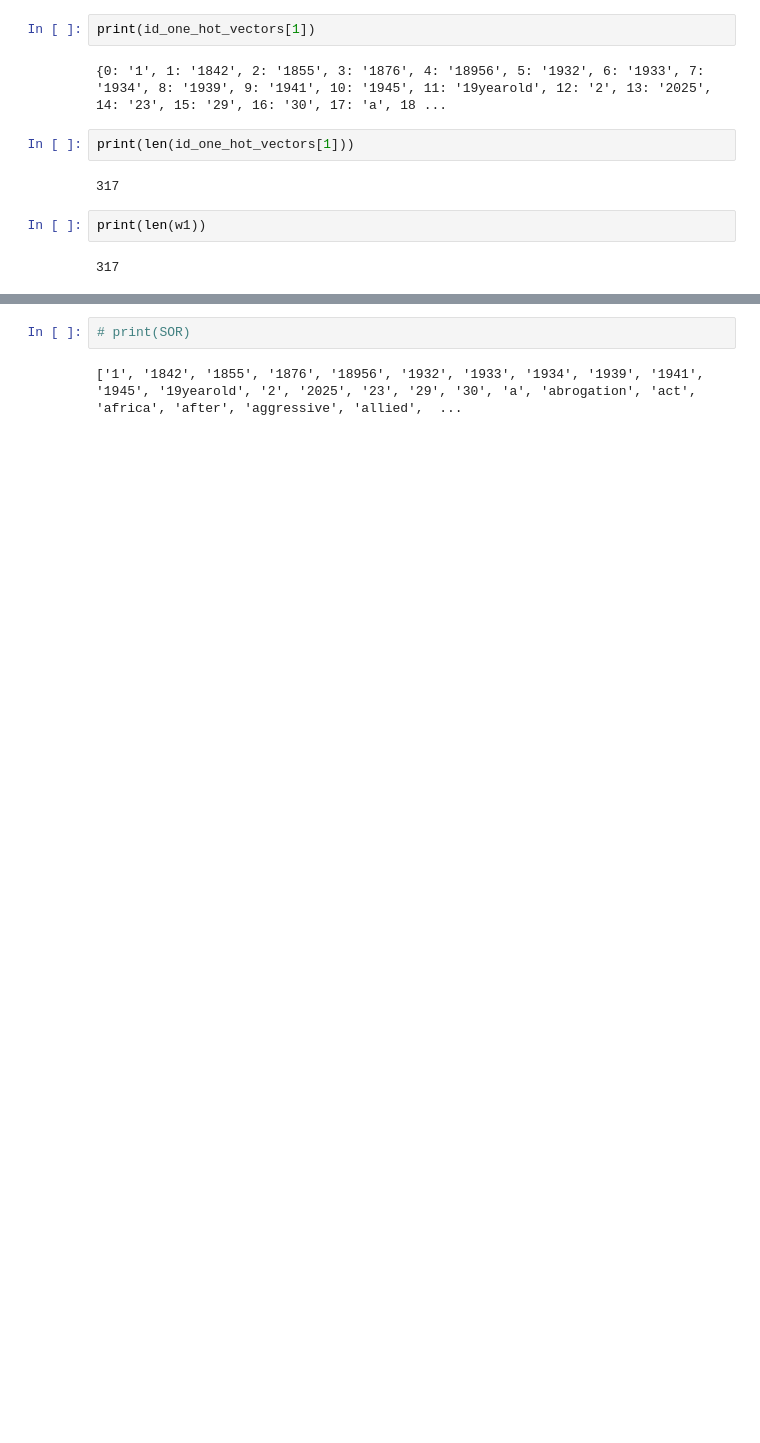
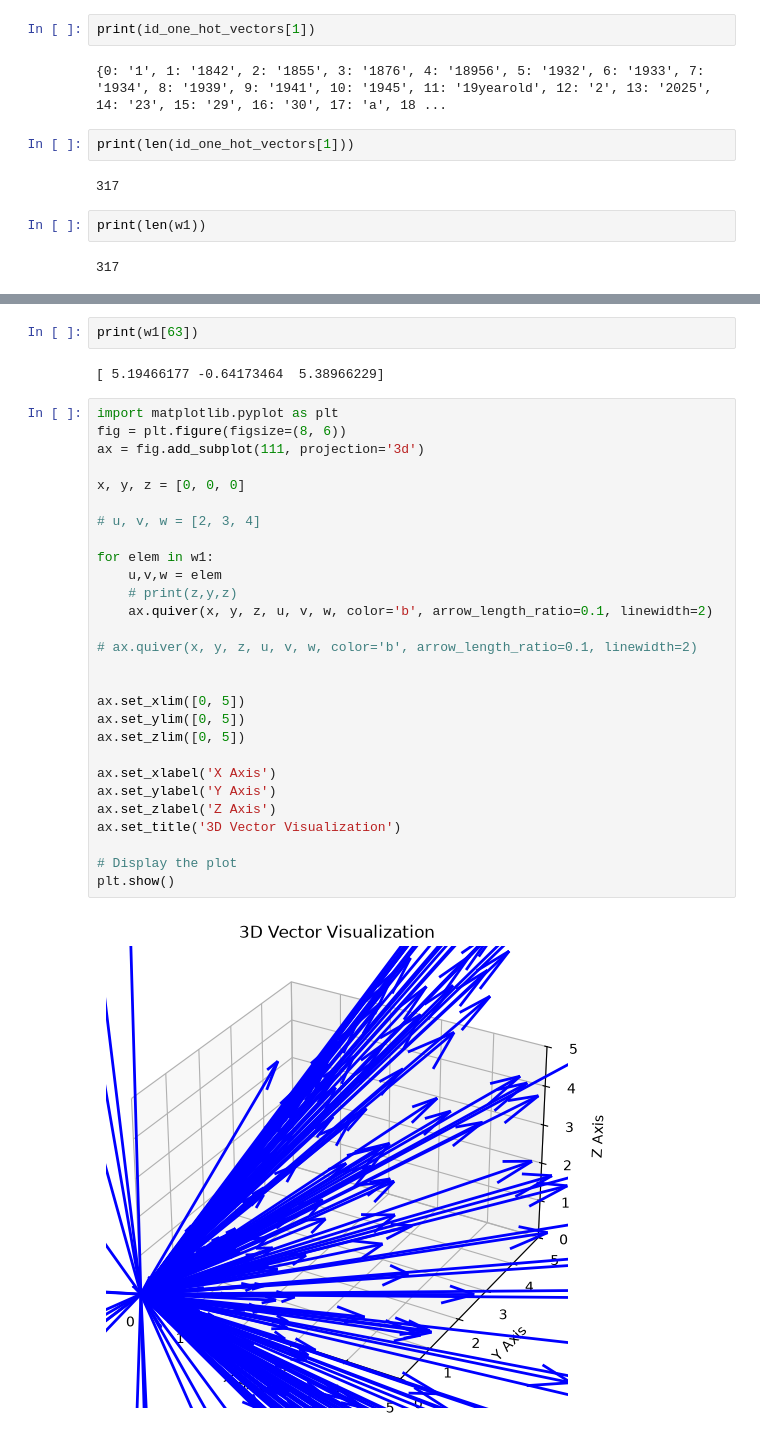
Before and after one commit to Soumyadeepbasak037/WordEmbeddingModel_NUMPY, a Jupyter notebook: embedding_model.ipynb, the cells around one changed output, grey strips where cells are left out. Cells and saved outputs as stored; diff of their text form; blank space fills up the shorter version.

```diff
--- a/embedding_model.ipynb
+++ b/embedding_model.ipynb
@@ -393,4 +404,34 @@ for i in zip(sorted(set(words)),w1):
 # %%
-# print(SOR)
+print(w1[63])
 # %% [output]
-['1', '1842', '1855', '1876', '18956', '1932', '1933', '1934', '1939', '1941', '1945', '19yearold', '2', '2025', '23', '29', '30', 'a', 'abrogation', 'act', 'africa', 'after', 'aggressive', 'allied',  ...
+[ 5.19466177 -0.64173464  5.38966229]
+# %%
+import matplotlib.pyplot as plt
+fig = plt.figure(figsize=(8, 6))
+ax = fig.add_subplot(111, projection='3d')
+
+x, y, z = [0, 0, 0]
+
+# u, v, w = [2, 3, 4]
+
+for elem in w1:
+    u,v,w = elem
+    # print(z,y,z)
+    ax.quiver(x, y, z, u, v, w, color='b', arrow_length_ratio=0.1, linewidth=2)
+
+# ax.quiver(x, y, z, u, v, w, color='b', arrow_length_ratio=0.1, linewidth=2)
+
+
+ax.set_xlim([0, 5])
+ax.set_ylim([0, 5])
+ax.set_zlim([0, 5])
+
+ax.set_xlabel('X Axis')
+ax.set_ylabel('Y Axis')
+ax.set_zlabel('Z Axis')
+ax.set_title('3D Vector Visualization')
+
+# Display the plot
+plt.show()
+# %% [output]
+[figure, added]
```
Also changed, not shown: parts of 11 cells of this notebook, 3 other files.
